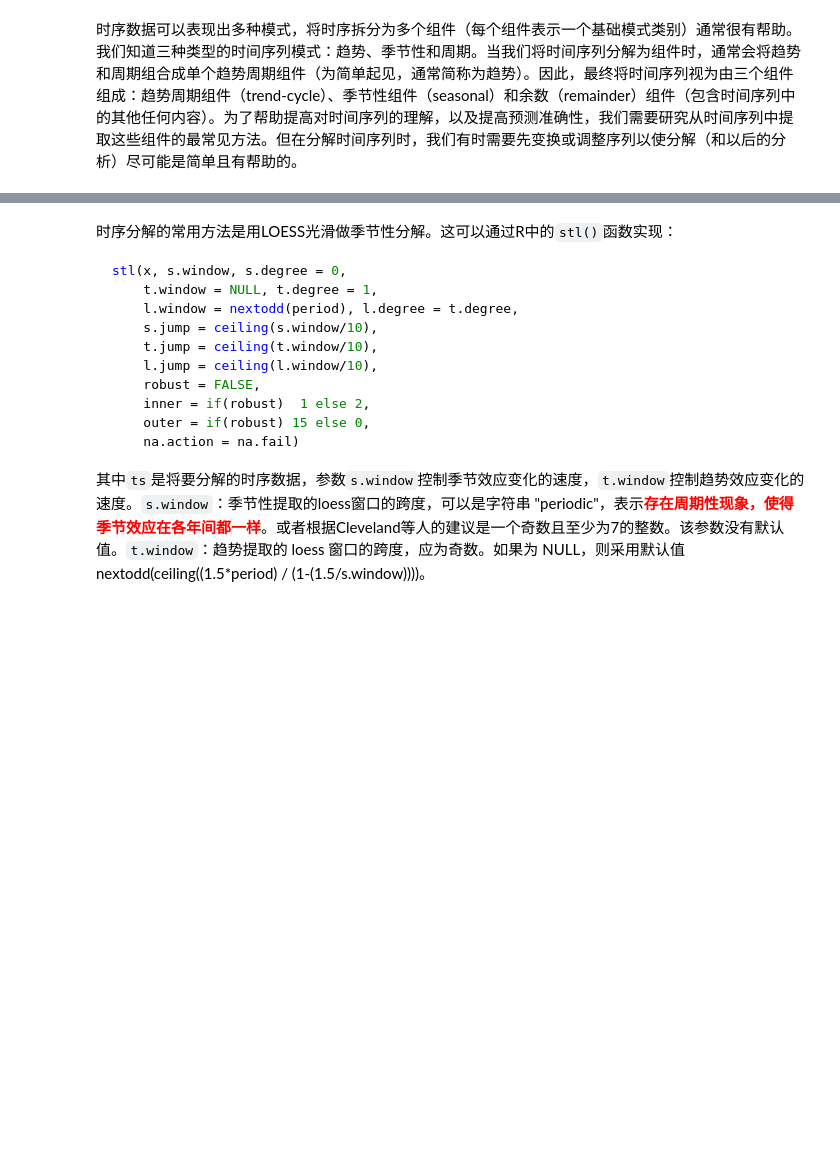
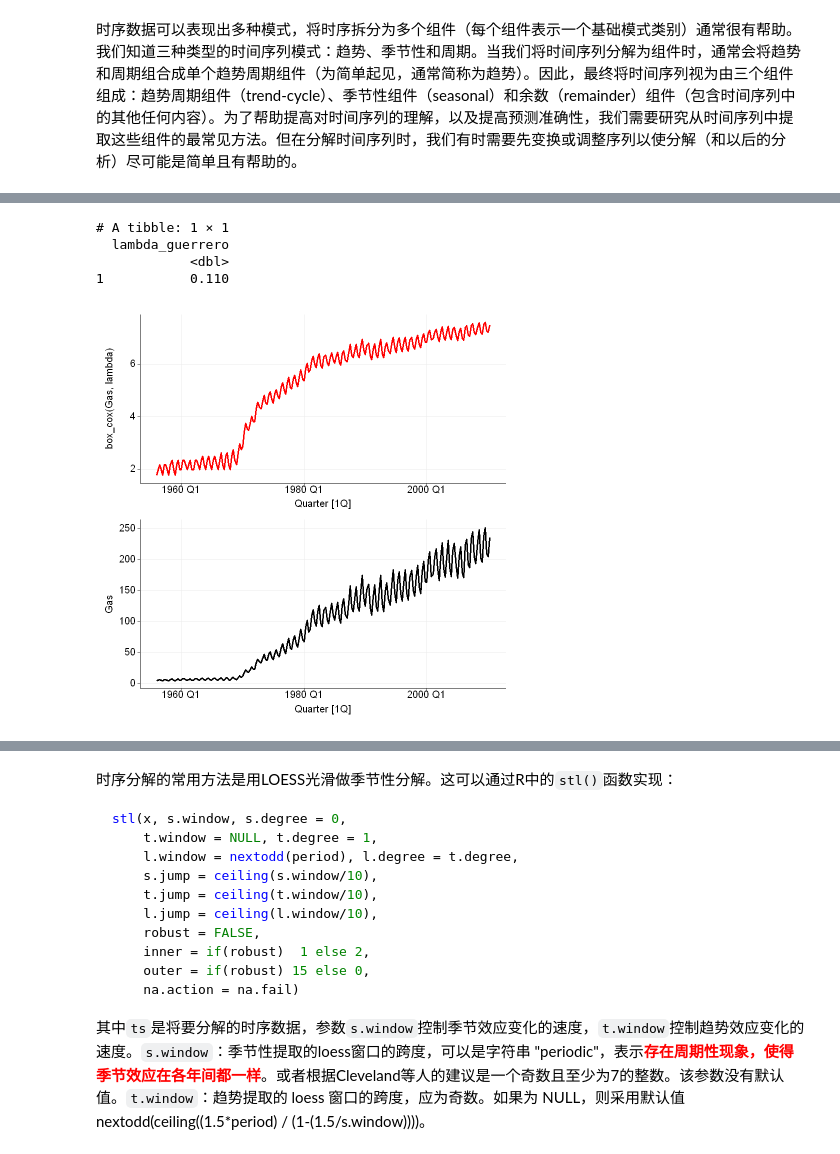
Before and after one commit to zhizhifan/Rtidyverse, a Jupyter notebook: 数据建模.ipynb, the cells around one changed output, grey strips where cells are left out. Saved outputs shown, nothing was run; the diff lists cells and outputs as text; code cells hidden in the pictures; blank space fills up the shorter version.

```diff
--- a/数据建模.ipynb
+++ b/数据建模.ipynb
@@ -1049,0 +1227,35 @@ a10 %>%
+# %%
+print(
+  aus_production %>%
+    features(Gas, features = guerrero)
+)
+# %% [output]
+# A tibble: 1 × 1
+  lambda_guerrero
+            <dbl>
+1           0.110
+# %%
+lambda <- aus_production %>%
+  features(Gas, features = guerrero) %>%
+  pull(lambda_guerrero)
+
+library(ggpubr)
+p1 <- aus_production %>%
+  autoplot(box_cox(Gas, lambda)) +
+  geom_line(linewidth = 1, color = "red") +
+  theme_pubr() +
+  theme(
+    panel.grid.major = element_line()
+  )
+p2 <- aus_production %>%
+  autoplot(Gas) +
+  geom_line(linewidth = 1, color = "black") +
+  theme_pubr() +
+  theme(
+    panel.grid.major = element_line()
+  )
+
+library(patchwork)
+p1 / p2
+# %% [output]
+[figure, added]
```
Also changed, not shown: parts of 66 cells of this notebook, 10 other files.
